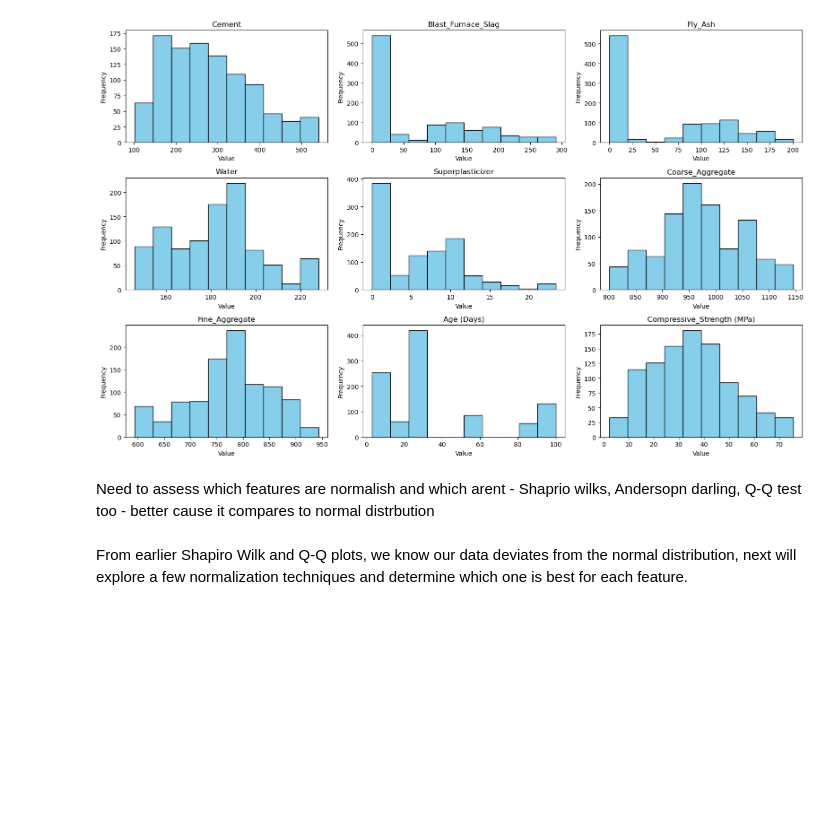
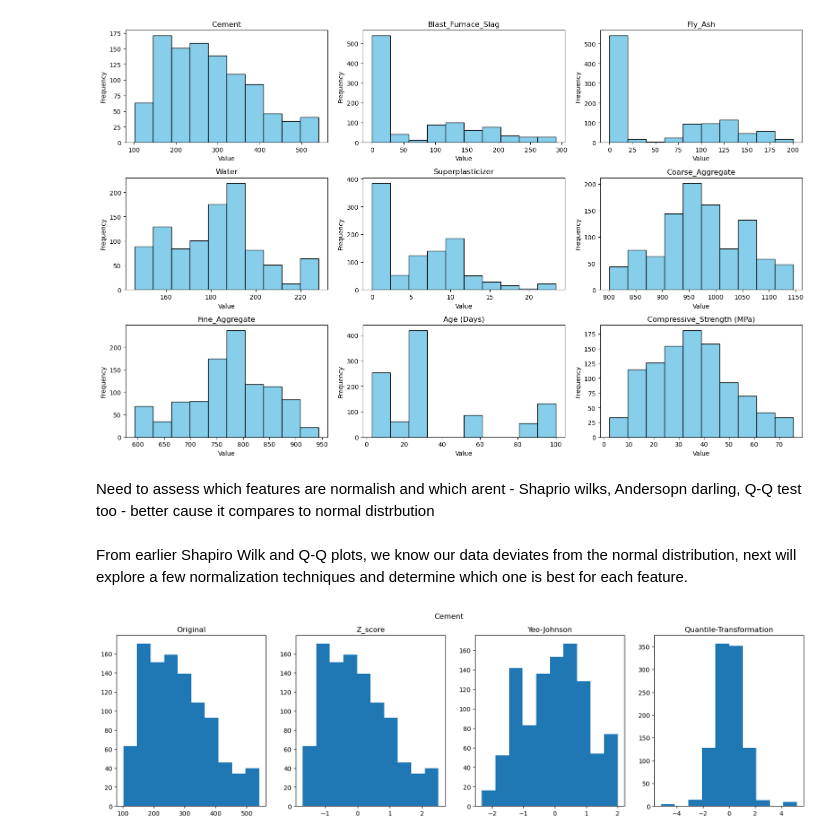
Before and after one commit to SBangarh/Concrete-Strength-Analysis, a Jupyter notebook: analysis.ipynb, the cells around one changed output. Saved outputs shown, nothing was run; the diff lists cells and outputs as text; code cells hidden in the pictures; blank space fills up the shorter version.

Commit message:
explored some normalization mnethods; base model done, need to optimize

```diff
--- a/analysis.ipynb
+++ b/analysis.ipynb
@@ -469,0 +476,36 @@ for df in var_names:
+# %%
+# functions to perform z_score, Yeo-Johnson, and Quantile Transformation
+def z_score_transformation(dataframe, feature):
+    updated_feature = stats.zscore(dataframe[feature])
+    return updated_feature
+
+def yeo_johnson(dataframe, feature):
+    pt = PowerTransformer(method='yeo-johnson')
+    reshaped_feature = dataframe[feature].values.reshape(-1, 1)
+    updated_feature = pt.fit_transform(reshaped_feature)
+    return updated_feature
+
+def quantile_transformation(dataframe, feature):
+    qt = QuantileTransformer(output_distribution='normal')
+    reshaped_feature = dataframe[feature].values.reshape(-1, 1)
+    updated_feature = qt.fit_transform(reshaped_feature)
+    return updated_feature
+
+#plot histograms for exploring outlier methods
+def plot_histogram(dataframe, title):
+    fig, axs = plt.subplots(1, len(dataframe.columns), figsize=(20, 5))
+    for i, col in enumerate(dataframe.columns):
+        axs[i].hist(dataframe[col])
+        axs[i].set_title(col)
+    plt.suptitle(title)
+    plt.show()
+# %%
+#Cement
+cement_copy['Z_score'] = z_score_transformation(cement_copy, 'Z_score')
+cement_copy['Yeo-Johnson'] = yeo_johnson(cement_copy, 'Yeo-Johnson')
+cement_copy['Quantile-Transformation'] = quantile_transformation(cement_copy, 'Quantile-Transformation')
+
+#plot histogram
+plot_histogram(cement_copy, 'Cement')
+# %% [output]
+[figure, added]
```
Also changed, not shown: parts of 13 cells of this notebook.
